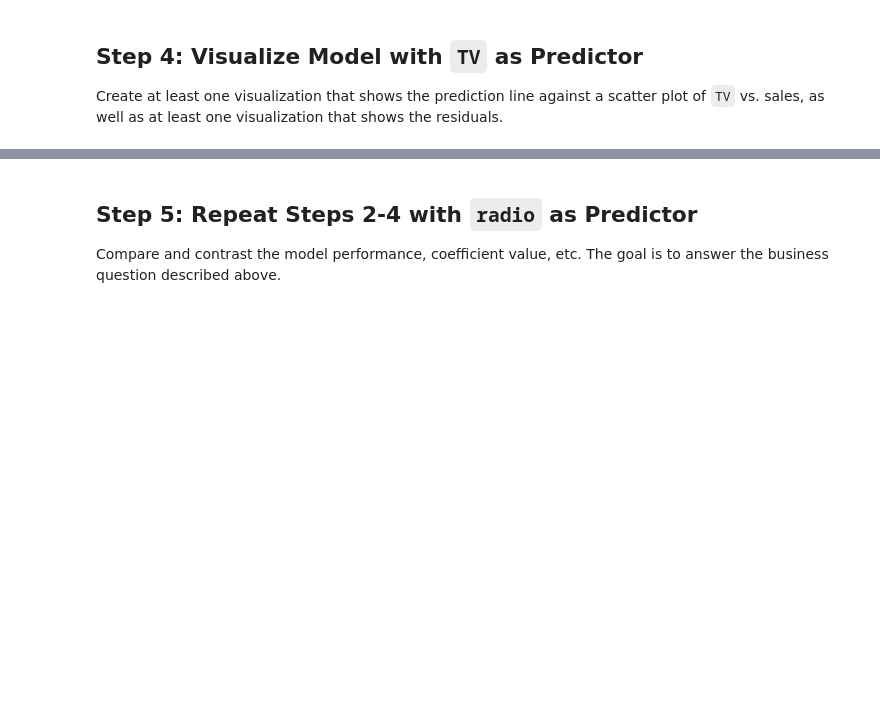
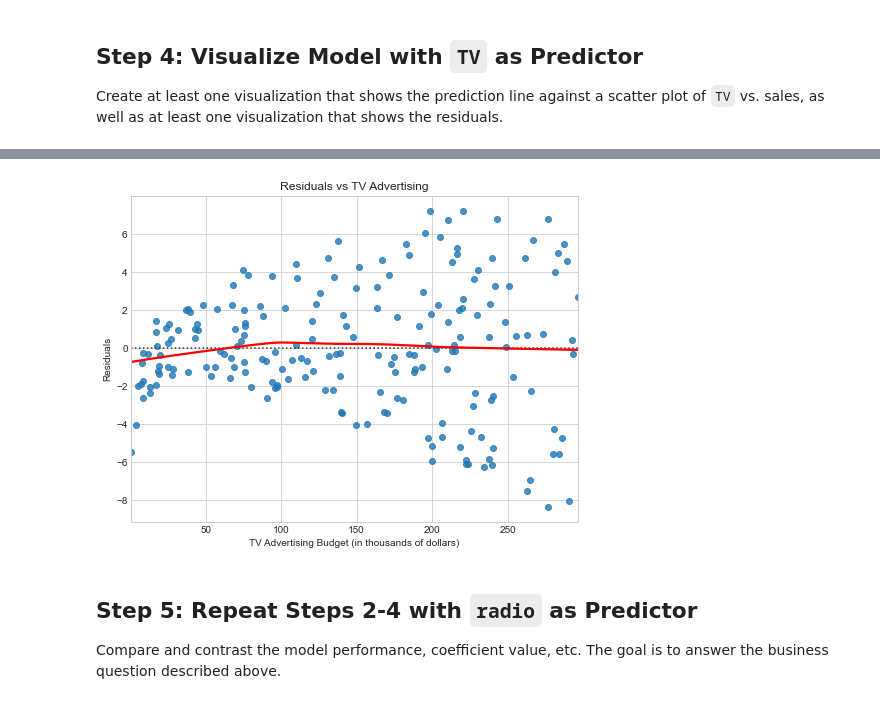
Before and after one commit to woodenikki/dsc-linear-regression-statsmodels-lab, a Jupyter notebook: index.ipynb, the cells around one changed output, grey strips where cells are left out. Saved outputs shown, nothing was run; the diff lists cells and outputs as text; code cells hidden in the pictures; blank space fills up the shorter version.

```diff
--- a/index.ipynb
+++ b/index.ipynb
@@ -128,3 +204,13 @@ Create at least one visualization that shows the prediction line against a scatt
+# %%
+# Plot the residuals
+fig, ax = plt.subplots(figsize=(8, 6))
+sns.residplot(x=df['TV'], y='sales', data=df, lowess=True, line_kws={'color': 'r'})
+plt.title('Residuals vs TV Advertising')
+plt.xlabel('TV Advertising Budget (in thousands of dollars)')
+plt.ylabel('Residuals')
+plt.show()
+# %% [output]
+[figure, added]
 # %% [markdown]
 ## Step 5: Repeat Steps 2-4 with `radio` as Predictor
 
```
Also changed, not shown: parts of 26 cells of this notebook.
